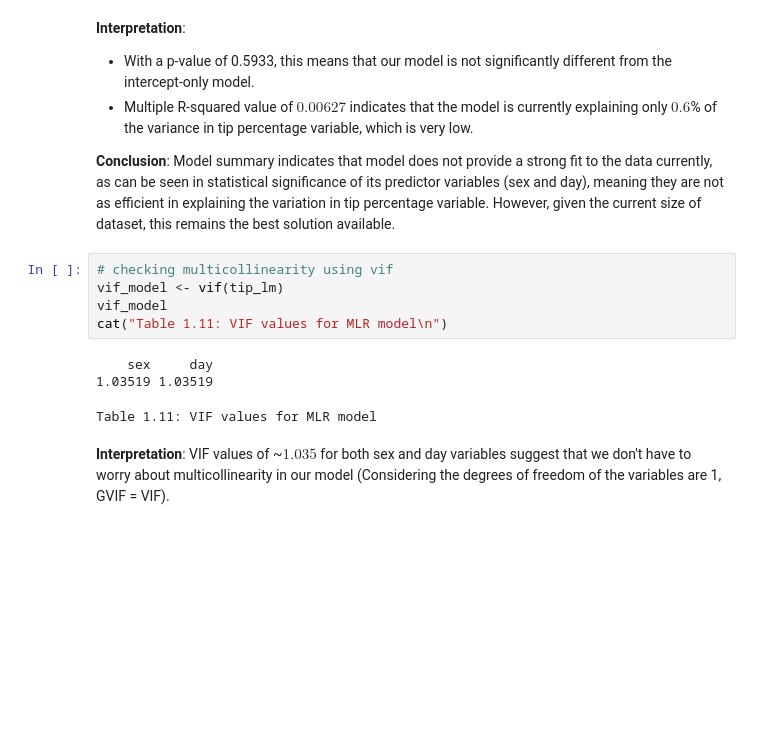
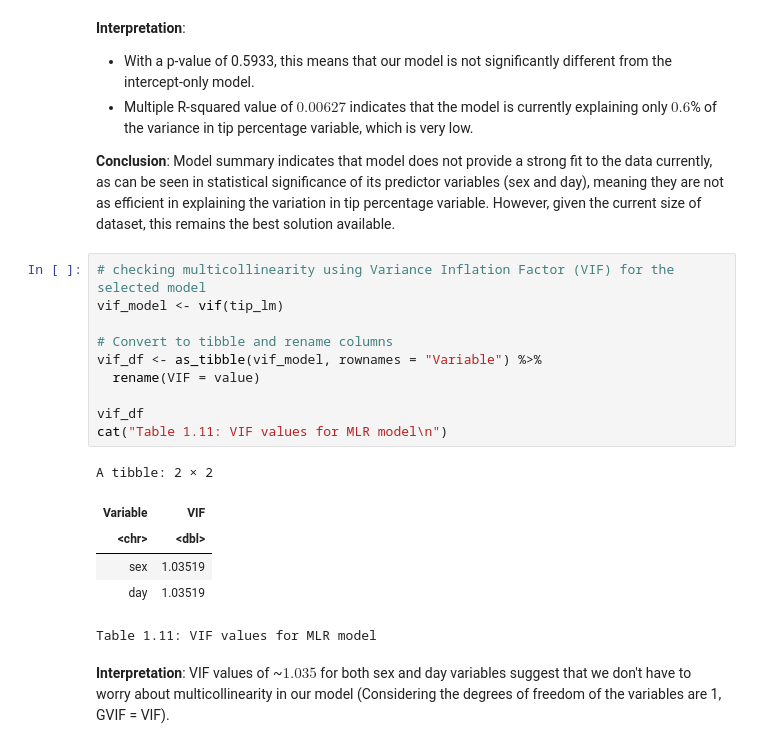
Before and after one commit to lllexiliang/stat301-final-project, a Jupyter notebook: final_project.ipynb, the cells around one changed output. Saved outputs shown, nothing was run; the diff lists cells and outputs as text; blank space fills up the shorter version.

```diff
--- a/final_project.ipynb
+++ b/final_project.ipynb
@@ -453,13 +444,21 @@ Table 1.10: Model summary of the MLR model using sex and day as predictors
 
 **Conclusion**: Model summary indicates that model does not provide a strong fit to the data currently, as can be seen in statistical significance of its predictor variables (sex and day), meaning they are not as efficient in explaining the variation in tip percentage variable. However, given the current size of dataset, this remains the best solution available.
 # %%
-# checking multicollinearity using vif
+# checking multicollinearity using Variance Inflation Factor (VIF) for the selected model
 vif_model <- vif(tip_lm)
-vif_model
+
+# Convert to tibble and rename columns
+vif_df <- as_tibble(vif_model, rownames = "Variable") %>%
+  rename(VIF = value)
+
+vif_df
 cat("Table 1.11: VIF values for MLR model\n")
 # %% [output]
-    sex     day
-1.03519 1.03519
+A tibble: 2 × 2
+| Variable | VIF |
+| <chr> | <dbl> |
+| sex | 1.03519 |
+| day | 1.03519 |
 Table 1.11: VIF values for MLR model
 # %% [markdown]
 **Interpretation**:
```
Also changed, not shown: parts of 4 cells of this notebook.
